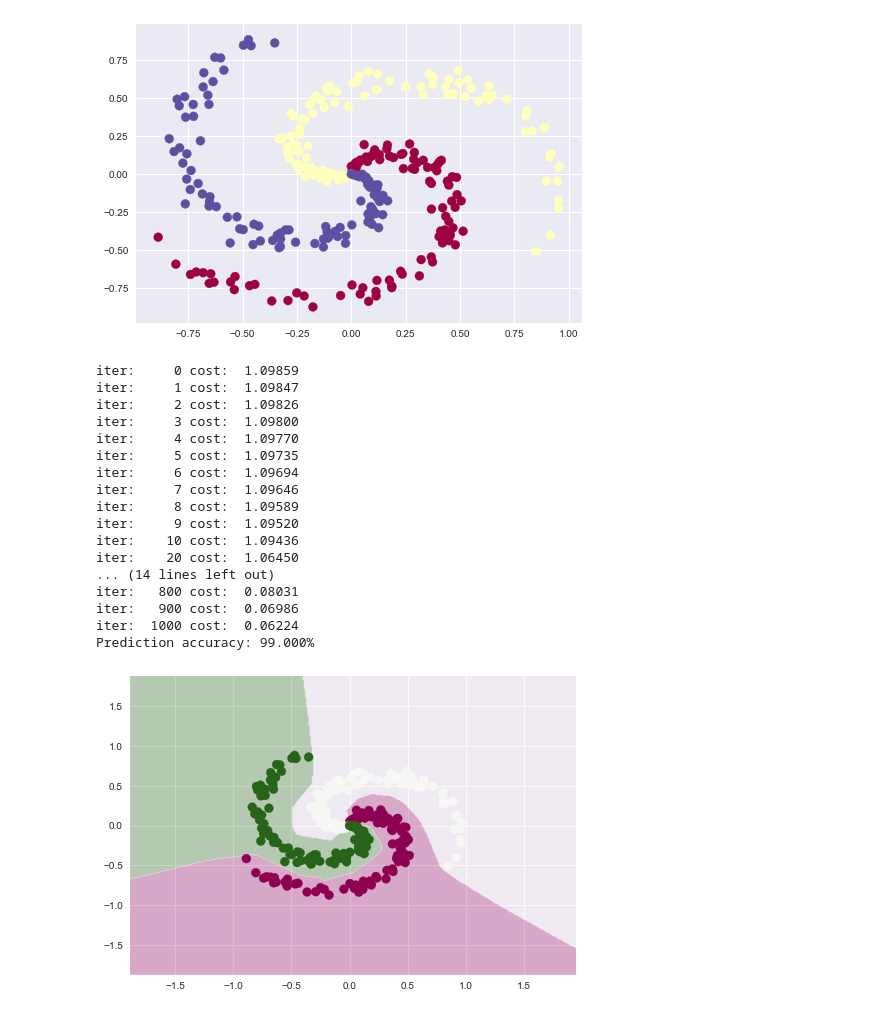
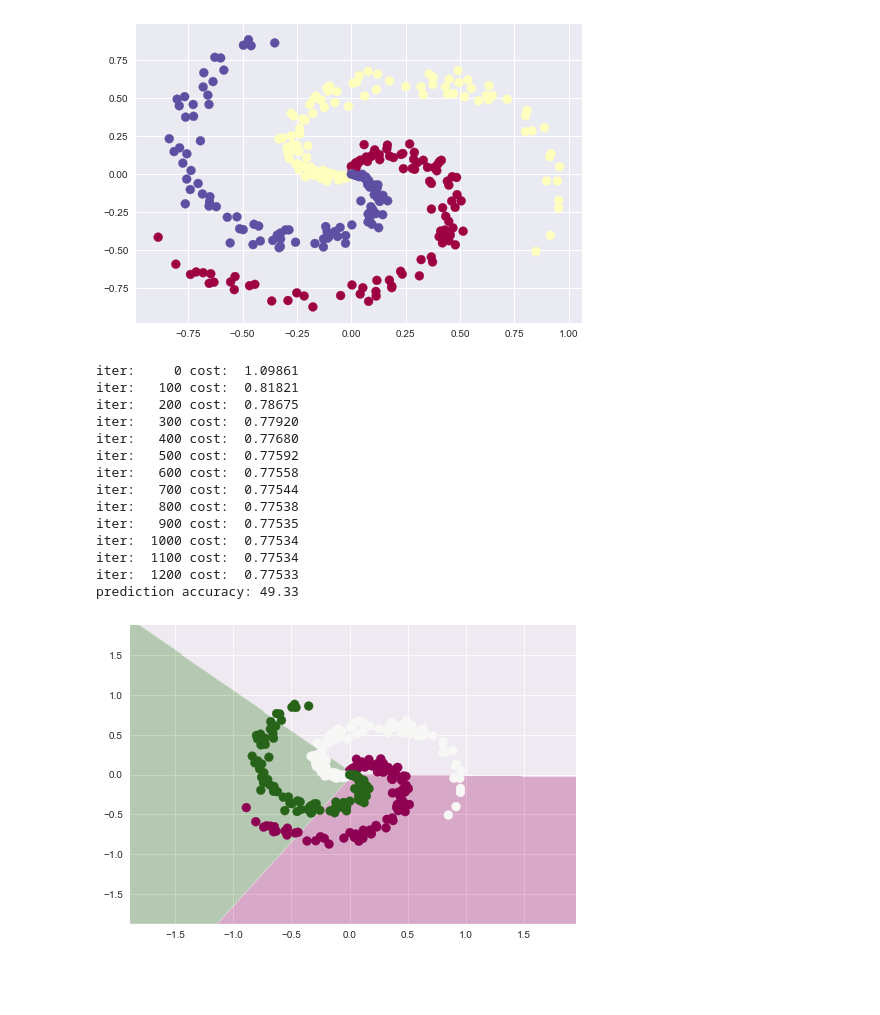
Before and after one commit to upul/Aurora, a Jupyter notebook: examples/notebooks/Softmax_Classifier.ipynb, the cells around one changed output. Cells and saved outputs as stored; diff of their text form; code cells hidden in the pictures; blank space fills up the shorter version.

Commit message:
softmax classifier notebook

```diff
--- a/examples/notebooks/Simple_Neural_Network.ipynb
+++ b/examples/notebooks/Softmax_Classifier.ipynb
@@ -19,72 +19,64 @@ plt.show()
 # %% [output]
 [figure]
 # %%
-X = ad.Variable(name="X")
+X = ad.Variable(name="x")
 y = ad.Variable(name='y')
 
-W1 = ad.Parameter(name="W1", init=0.01 * np.random.randn(D, H))
-b1 = ad.Parameter(name="b1", init=np.zeros(H))
+W = ad.Parameter(name="W", init=np.zeros((D, K)))
+b = ad.Parameter(name="b", init=np.zeros(K))
 
-W2 = ad.Parameter(name="W2", init=0.01 * np.random.randn(H, K))
-b2 = ad.Parameter(name="b2", init=np.zeros(K))
+z = ad.matmul(X, W)
+hid_1 = z + ad.broadcast_to(b, z)
+loss = ad.cross_entropy(hid_1, y)
 
-z1 = ad.matmul(X, W1)
-hidden_1 = z1 + ad.broadcast_to(b1, z1)
-activation_1 = ad.relu(hidden_1)
+n_epoch = 1201
+lr = 0.001
 
-z2 = ad.matmul(activation_1, W2)
-hidden_2 = z2 + ad.broadcast_to(b2, z2)
-loss = ad.cross_entropy(hidden_2, y)
+optimizer = SGD(loss, params=[W, b], lr=lr, momentum=0.0)
 
-lr = 1e-3
-n_epoch = 1001
-optimizer = SGD(loss, params=[W1, b1, W2, b2], lr=lr, momentum=0.8)
 for i in range(n_epoch):
     loss_now = optimizer.step(feed_dict={X: X_data, y: y_data_encoded})
-    if i <= 10 or (i <= 100 and i % 10 == 0) or (i <= 1000 and i % 100 == 0):
+    if i % 100 == 0:
         fmt_str = 'iter: {0:>5d} cost: {1:>8.5f}'
         print(fmt_str.format(i, loss_now[0]))
 
-prob = ad.softmax(hidden_2)
+prob = ad.softmax(hid_1)
 executor = ad.Executor([prob])
-prob_values, = executor.run(feed_dict={X: X_data})
+prob_val, = executor.run(feed_dict={X: X_data})
 
-correct = np.sum(np.equal(y_data, np.argmax(prob_values, axis=1)))
-print('Prediction accuracy: {0:>.3f}%'.format((correct / (N * K)) * 100.00))
+correct = np.sum(np.equal(y_data, np.argmax(prob_val, axis=1)))
+print('prediction accuracy: {0:>.2f}'.format(correct / (N * K) * 100))
 
 size = 0.01
 x_min, x_max = X_data[:, 0].min() - 1, X_data[:, 0].max() + 1
 y_min, y_max = X_data[:, 1].min() - 1, X_data[:, 1].max() + 1
 xx, yy = np.meshgrid(np.arange(x_min, x_max, size), np.arange(y_min, y_max, size))
 Z = np.stack((xx.ravel(), yy.ravel()), axis=1)
 
 prob_values, = executor.run(feed_dict={X: Z})
 
 Z = np.argmax(prob_values, axis=1)
 Z = Z.reshape(xx.shape)
 
 fig = plt.figure()
 plt.contourf(xx, yy, Z, cmap=plt.cm.PiYG, alpha=0.3, antialiased=True)
 plt.scatter(X_data[:, 0], X_data[:, 1], c=y_data, s=80, cmap=plt.cm.PiYG)
 plt.xlim(xx.min(), xx.max())
 plt.ylim(yy.min(), yy.max())
 plt.show()
 # %% [output]
-iter:     0 cost:  1.09859
-iter:     1 cost:  1.09847
-iter:     2 cost:  1.09826
-iter:     3 cost:  1.09800
-iter:     4 cost:  1.09770
-iter:     5 cost:  1.09735
-iter:     6 cost:  1.09694
-iter:     7 cost:  1.09646
-iter:     8 cost:  1.09589
-iter:     9 cost:  1.09520
-iter:    10 cost:  1.09436
-iter:    20 cost:  1.06450
-... (14 lines left out)
-iter:   800 cost:  0.08031
-iter:   900 cost:  0.06986
-iter:  1000 cost:  0.06224
-Prediction accuracy: 99.000%
+iter:     0 cost:  1.09861
+iter:   100 cost:  0.81821
+iter:   200 cost:  0.78675
+iter:   300 cost:  0.77920
+iter:   400 cost:  0.77680
+iter:   500 cost:  0.77592
+iter:   600 cost:  0.77558
+iter:   700 cost:  0.77544
+iter:   800 cost:  0.77538
+iter:   900 cost:  0.77535
+iter:  1000 cost:  0.77534
+iter:  1100 cost:  0.77534
+iter:  1200 cost:  0.77533
+prediction accuracy: 49.33
-[figure, old version]
+[figure, new version]
```
